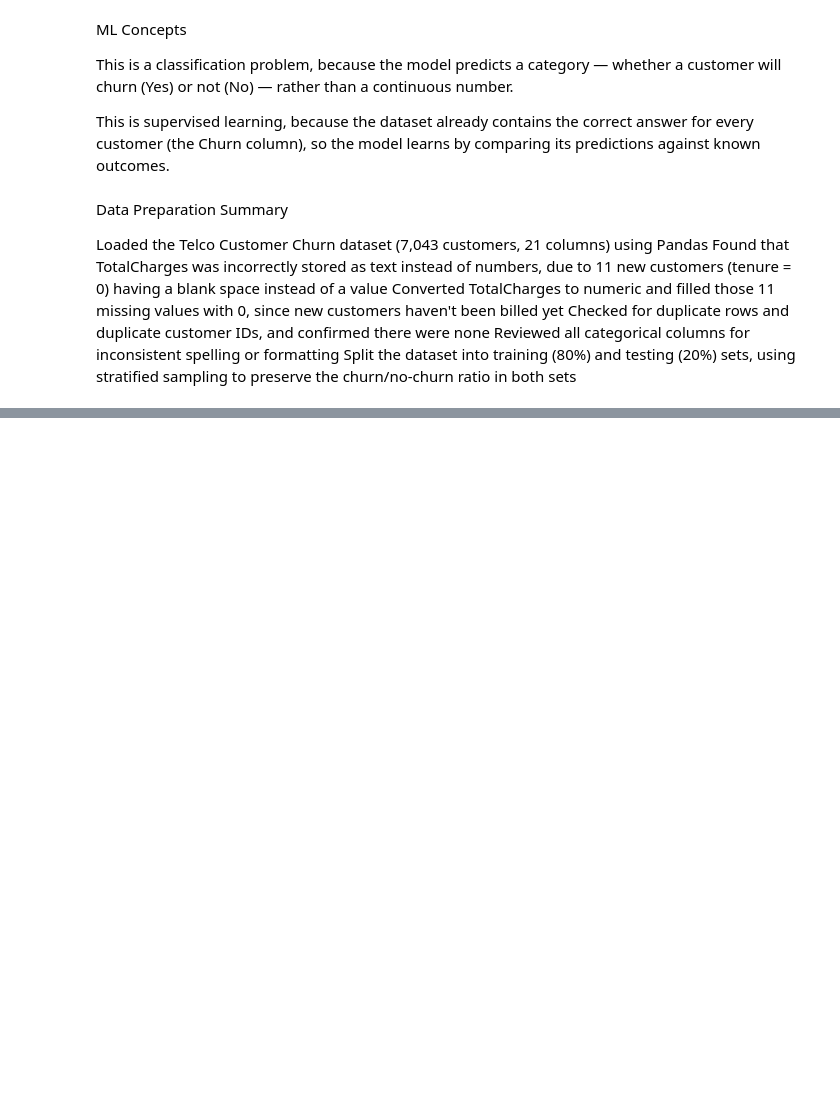
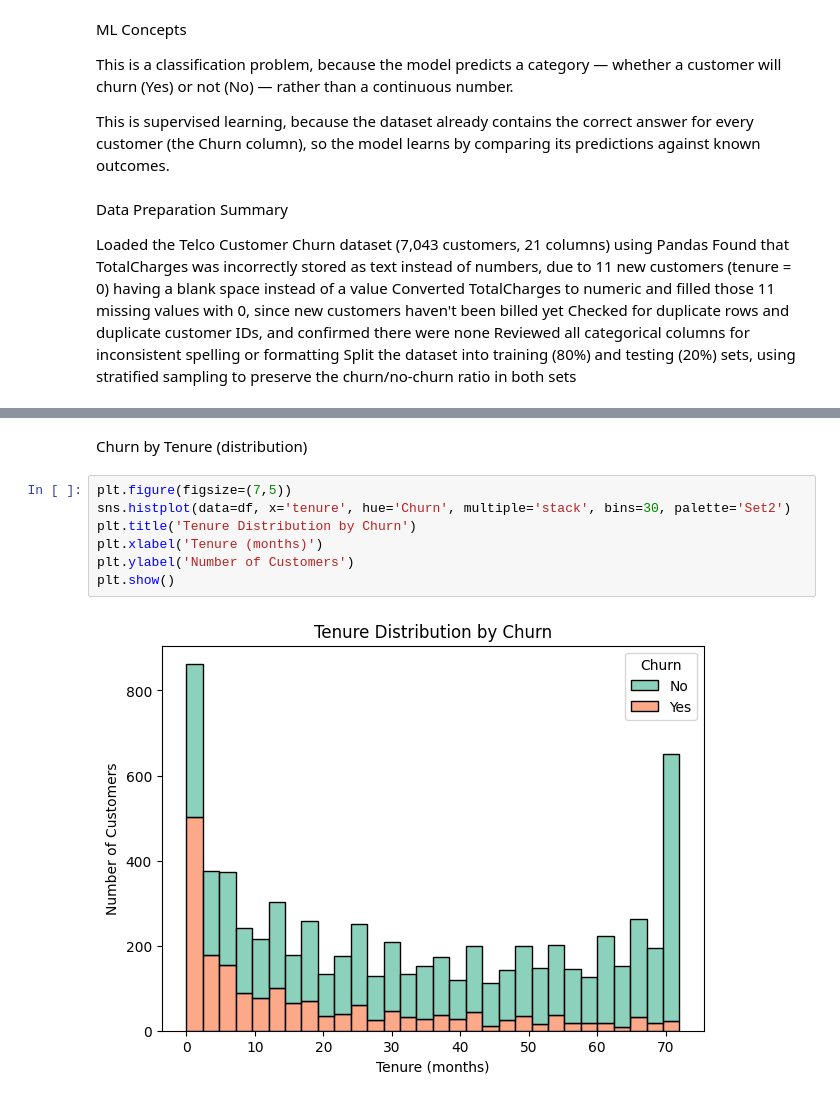
Before and after one commit to Alfred-Doryele/Customer-Churn-Prediction, a Jupyter notebook: notebooks/customer_churn_analysis.ipynb, the cells around one changed output, grey strips where cells are left out. Cells and saved outputs as stored; diff of their text form; blank space fills up the shorter version.

```diff
--- a/notebooks/customer_churn_analysis.ipynb
+++ b/notebooks/customer_churn_analysis.ipynb
@@ -221,0 +263,11 @@ Split the dataset into training (80%) and testing (20%) sets, using stratified s
+# %% [markdown]
+Churn by Tenure (distribution)
+# %%
+plt.figure(figsize=(7,5))
+sns.histplot(data=df, x='tenure', hue='Churn', multiple='stack', bins=30, palette='Set2')
+plt.title('Tenure Distribution by Churn')
+plt.xlabel('Tenure (months)')
+plt.ylabel('Number of Customers')
+plt.show()
+# %% [output]
+[figure, added]
```
Also changed, not shown: parts of 17 cells of this notebook.
